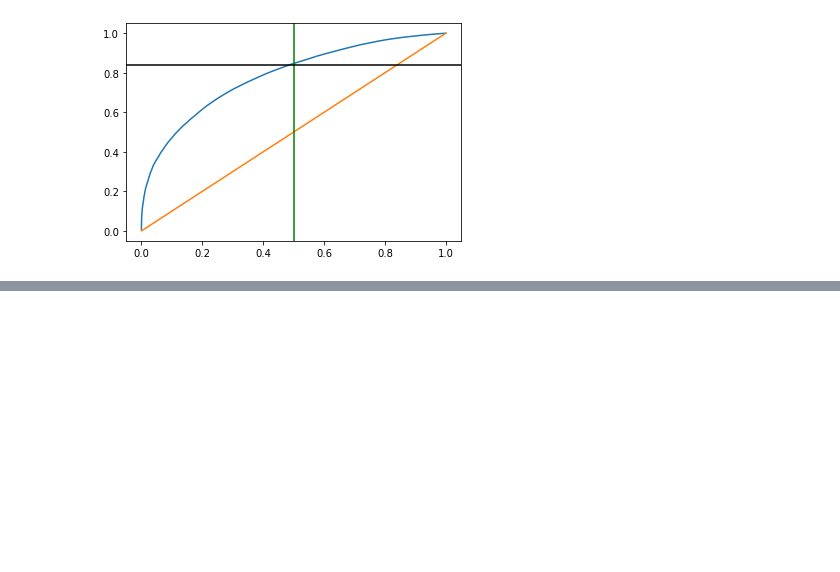
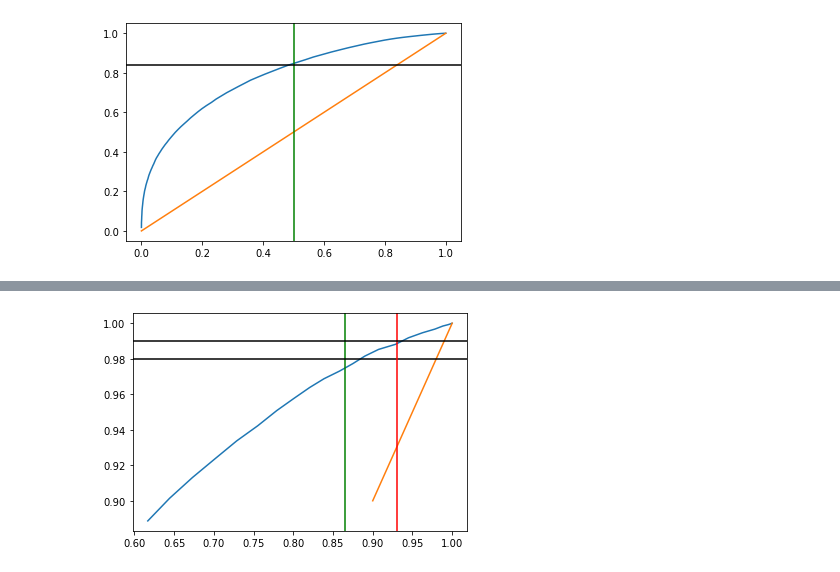
Before and after one commit to jmsardain/pumitigation, a Jupyter notebook: fullcode.ipynb, the cells around one changed output, grey strips where cells are left out. Saved outputs shown, nothing was run; the diff lists cells and outputs as text; code cells hidden in the pictures; blank space fills up the shorter version.

```diff
--- a/fullcode.ipynb
+++ b/fullcode.ipynb
@@ -1067,0 +1154,30 @@ eventNumbers
+# %%
+import matplotlib.pyplot as plt
+def VecROC(VEC):
+    VEC_sum=0
+    bkg_sum=0
+    VEC_out = np.zeros(len(VEC))
+    #for i in range (len(VEC)-1,-1,-1 ):
+    for i in range (0,len(VEC),1 ):
+        VEC_sum += VEC[i]
+        #VEC_out.append(VEC_sum)
+        VEC_out[i] = VEC_sum
+    return VEC_out/VEC_sum
+
+ROC_NoPile = VecROC(hist_NoPile[0])
+ROC_Pile = VecROC(hist_Pile[0])
+fig, ax = plt.subplots()
+ax.plot(ROC_Pile[75:], ROC_NoPile[75:])
+ax.plot([0.9, 1.0], [0.9, 1.0])
+
+plt.axvline(x = 0.865, color = 'green')
+plt.axhline(y = 0.98, color = 'black')
+
+plt.axvline(x = 0.93, color = 'red')
+plt.axhline(y = 0.99, color = 'black')
+
+
+plt.show()
+## using test data
+# %% [output]
+[figure, added]
```
Also changed, not shown: parts of 24 cells of this notebook, 1 other file.
